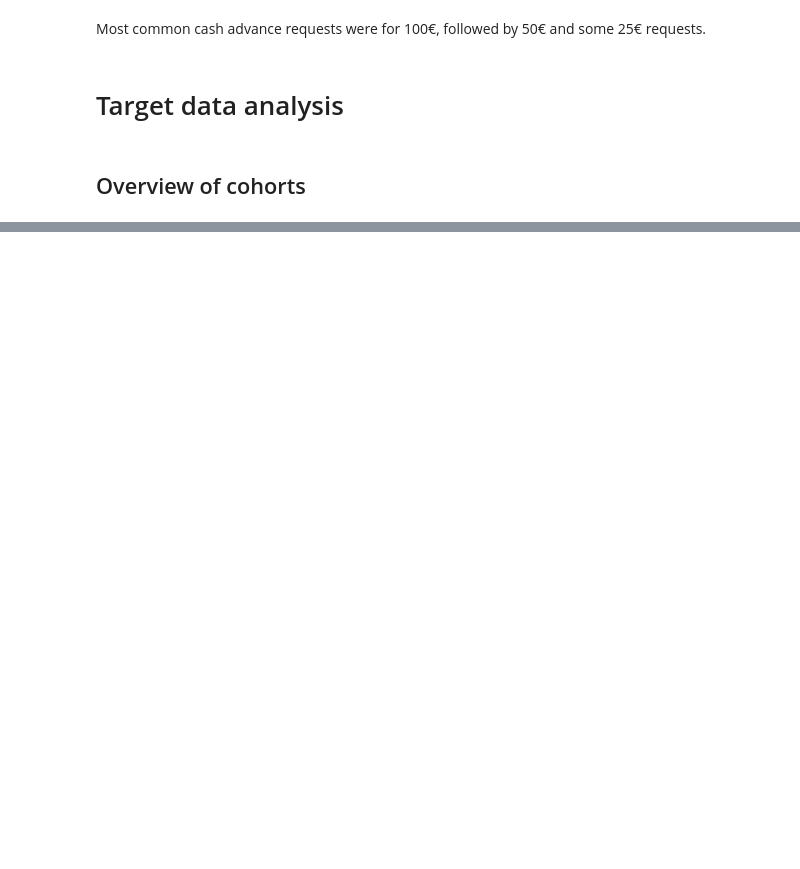
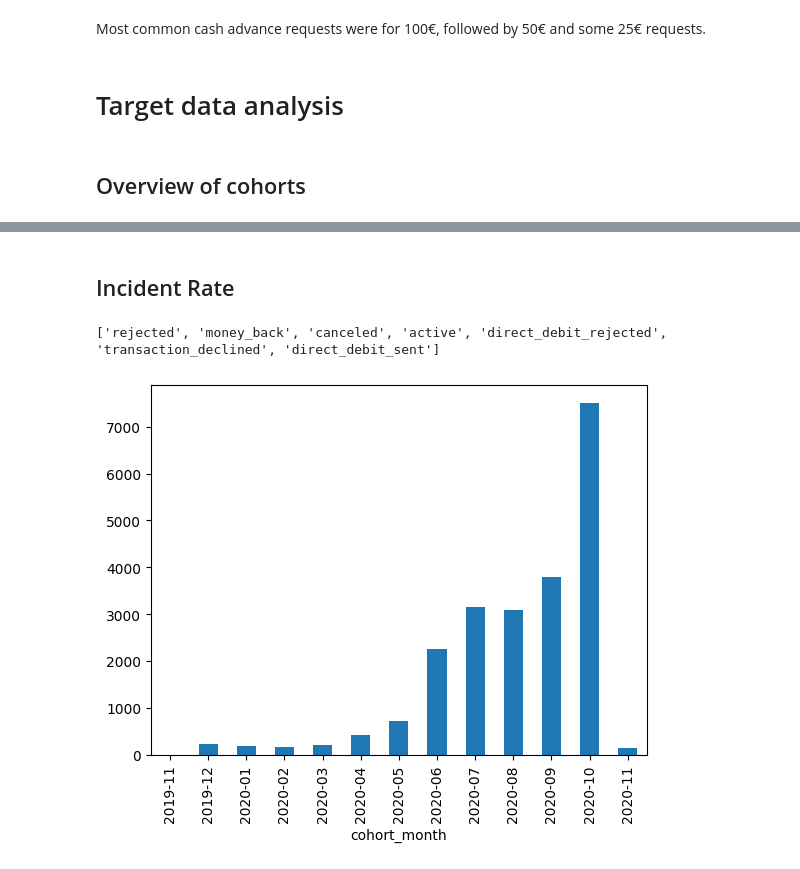
Before and after one commit to gfkpth/project-1-ironhack-payments-2-en, a Jupyter notebook: notebook/notebook.ipynb, the cells around one changed output, grey strips where cells are left out. Cells and saved outputs as stored; diff of their text form; code cells hidden in the pictures; blank space fills up the shorter version.

Commit message:
added incident rate

```diff
--- a/notebook/notebook.ipynb
+++ b/notebook/notebook.ipynb
@@ -727,0 +674,11 @@ time_plot_data.plot(kind='line')
+# %% [markdown]
+## Incident Rate
+# %%
+cashRequest_cp.head()
+unique_values = cashRequest_cp["status"].unique().tolist()
+incedent_rate_plot_data = cashRequest_cp.groupby('status')['user_id'].count()
+time_plot_data.plot(kind='bar')
+print(unique_values)
+# %% [output]
+['rejected', 'money_back', 'canceled', 'active', 'direct_debit_rejected', 'transaction_declined', 'direct_debit_sent']
+[figure, added]
```
Also changed, not shown: parts of 8 cells of this notebook.
